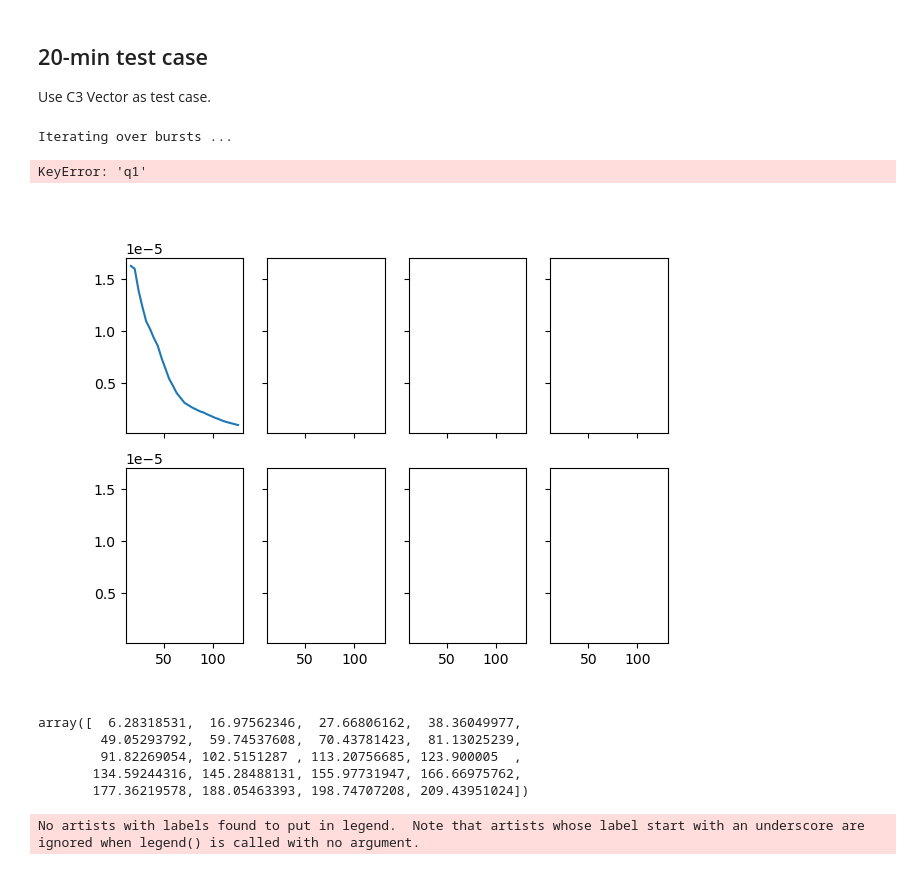
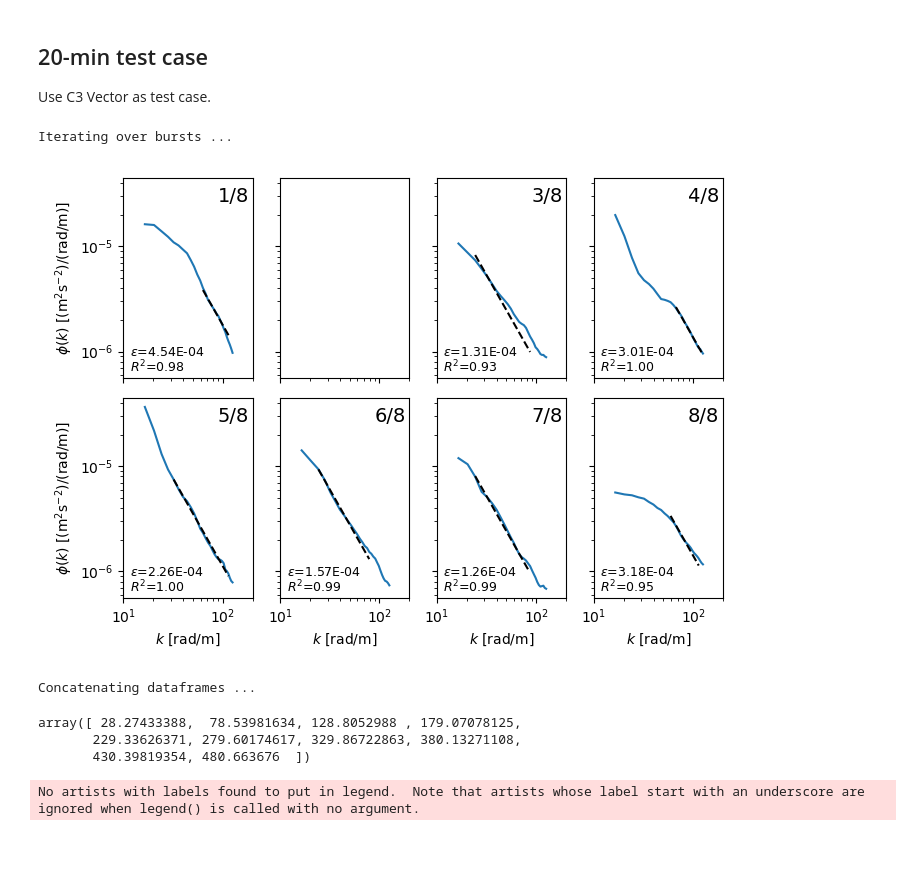
Before and after one commit to mikapm/pyROXSI, a Jupyter notebook: roxsi_pyfuns/notebooks/phase_resolved_diss.ipynb, the cells around one changed output. Drawn from its saved outputs; the diff is of its cells as text; code cells hidden in the pictures.

```diff
--- a/roxsi_pyfuns/notebooks/phase_resolved_diss.ipynb
+++ b/roxsi_pyfuns/notebooks/phase_resolved_diss.ipynb
@@ -261,8 +261,9 @@ for t0b in tqdm(time_range):
         for si in sis:
             for ei in eis:
                 N = len(ki[si:ei])
-                if N < 5 * 8//ncyc:
-                    # Don't try to fit to less than 5 points
+                # if N < 10 * 8//ncyc:
+                if N < n_int // 2:
+                    # Don't try to fit to less than half of available points
                     continue
                 # No NaNs allowed
                 if np.any(np.isnan(ps_mean[si:ei])):
@@ -284,7 +285,7 @@ for t0b in tqdm(time_range):
         max_rsq_ind = np.argmax(rsqs_i)
         # Save parameters corresponding to max R^2
         rsqs['q{}'.format(n)] = rsqs_i[max_rsq_ind]
-        coeffs['q{}'.format(n)] = rsqs_i[max_rsq_ind]
+        coeffs['q{}'.format(n)] = coeffs_i[max_rsq_ind]
         sid['q{}'.format(n)] = sid_i[max_rsq_ind]
         eid['q{}'.format(n)] = eid_i[max_rsq_ind]
         diss_rate['q{}'.format(n)] = diss_i[max_rsq_ind]
@@ -317,23 +318,28 @@ if plot2:
         dfs['q{}'.format(n)].iloc[1:].mean(axis=1).plot(ax=ax)
         ax.loglog(ki[si:ei], fun(ki[si:ei], cf), 'k--',)
         # Annotate R^2
-        ax.annotate(r'$R^2$='+'{:.2f}'.format(rsq), xy=(0.05, 0.05),
-                    xycoords='axes fraction')
+        ax.annotate(r'$R^2$='+'{:.2f}'.format(rsq), xy=(0.05, 0.03),
+                    xycoords='axes fraction', fontsize=9)
         # Annotate dissipation rate
-        ax.annotate(r'$\epsilon$='+'{:.2E}'.format(diss), xy=(0.40, 0.75),
+        ax.annotate(r'$\epsilon$='+'{:.2E}'.format(diss), xy=(0.05, 0.11),
                     xycoords='axes fraction', fontsize=9)
         # Annotate sub segment number
-        ax.annotate('{}/{}'.format(n, ncyc), xy=(0.75, 0.85),
+        ax.annotate('{}/{}'.format(n, ncyc), xy=(0.73, 0.88),
                     xycoords='axes fraction', fontsize=14)
-    # Labels
+    # Labels & ticks
     for ax in axes[1,:]:
         ax.set_xlabel(r'$k$ [rad/m]')
+        ax.set_xlim([10, 200])
+        ax.set_xticks([10, 100])
+        # ax.get_xaxis().get_major_formatter().labelOnlyBase = False
+        ax.get_xaxis().set_major_formatter(mpl.ticker.ScalarFormatter())
     for ax in axes[:,0]:
         ax.set_ylabel(r'$\phi(k)$ [$(\mathrm{m}^2\mathrm{s}^{-2})$/(rad/m)]')
     # Set log-log axes
     for ax in axes.flat:
         ax.set_xscale('log')
         ax.set_yscale('log')
+        # ax.minorticks_off()
     plt.tight_layout()
     plt.show()
     # plt.close()
@@ -344,43 +350,43 @@ df_ei = pd.concat(wave_int_e, axis=1) # Interp. surface elevation
 df_wi = pd.concat(wave_int_w, axis=1) # Interp. vertical vel.
 
 # Average wave phase vs. dissipation rate plot
-plot3 = False
+plot3 = True
 if plot3:
-    fig, axes = plt.subplots(figsize=(6,5), nrows=3, sharex=True)
+    fig, axes = plt.subplots(figsize=(6,6), nrows=3, sharex=True)
     for ax in axes:
         # Mark subsections
         for nc in np.arange(ncyc)[::2]:
             ax.axvspan(nc*2*np.pi/ncyc, (nc+1)*2*np.pi/ncyc, color='gray', alpha=0.25)
     # Ensemble-avg eta on top
     df_ei.mean(axis=1).plot(ax=axes[0], color='k')
     # Ensemble-avg w in middle
     df_wi.mean(axis=1).plot(ax=axes[1], color='k')
     # Dissipation rates per wave-phase subsection
     for n in range(1, ncyc+1):
         # All epsilon values for current phase subsection
         eps = diss_subseg['{}/{}'.format(n, ncyc)]
         # Centered x-locations
         positions = [n*2*np.pi/ncyc - np.pi/(ncyc)]
         # Box plot of epsilon range
         axes[2].boxplot(x=eps, positions=positions, )
 
     # Set x axis labels as multiples of pi
     for ax in axes:
         ax.xaxis.set_major_locator(plt.MultipleLocator(np.pi / 2))
         ax.xaxis.set_minor_locator(plt.MultipleLocator(np.pi / 12))
         ax.xaxis.set_major_formatter(plt.FuncFormatter(multiple_formatter()))
 
     # Axis labels
     axes[0].set_ylabel(r'$\langle \zeta \rangle$ [m]')
     axes[1].set_ylabel(r'$\langle w \rangle$ [m/s]')
     axes[2].set_ylabel(r'$\epsilon$ $[\mathrm{m}^2 \mathrm{s}^{-3}]$')
 
     plt.tight_layout()
     plt.show()
 # %% [output]
 Iterating over bursts ...
+[figure, new version]
-KeyError: 'q1'
+Concatenating dataframes ...
-[figure, old version]
 # %%
 seglen = len(wseg)
 # Frequencies
@@ -395,17 +401,10 @@ f
 (2*np.pi*f) / 0.1
 # ki
 # np.quantile(np.array(Us['q1']), 0.5)
-(2*np.pi) / 179
-(2*np.pi / 0.03)
-kmin = (2*np.pi) / 1.0
-kmax = (2*np.pi) / 0.03
-np.linspace(kmin, kmax, 20)
 # %% [output]
-array([  6.28318531,  16.97562346,  27.66806162,  38.36049977,
-        49.05293792,  59.74537608,  70.43781423,  81.13025239,
-        91.82269054, 102.5151287 , 113.20756685, 123.900005  ,
-       134.59244316, 145.28488131, 155.97731947, 166.66975762,
-       177.36219578, 188.05463393, 198.74707208, 209.43951024])
+array([ 28.27433388,  78.53981634, 128.8052988 , 179.07078125,
+       229.33626371, 279.60174617, 329.86722863, 380.13271108,
+       430.39819354, 480.663676  ])
 # %%
 # Spectral segment start
 t0s = t0 + pd.Timedelta(minutes=2, seconds=10)
```
